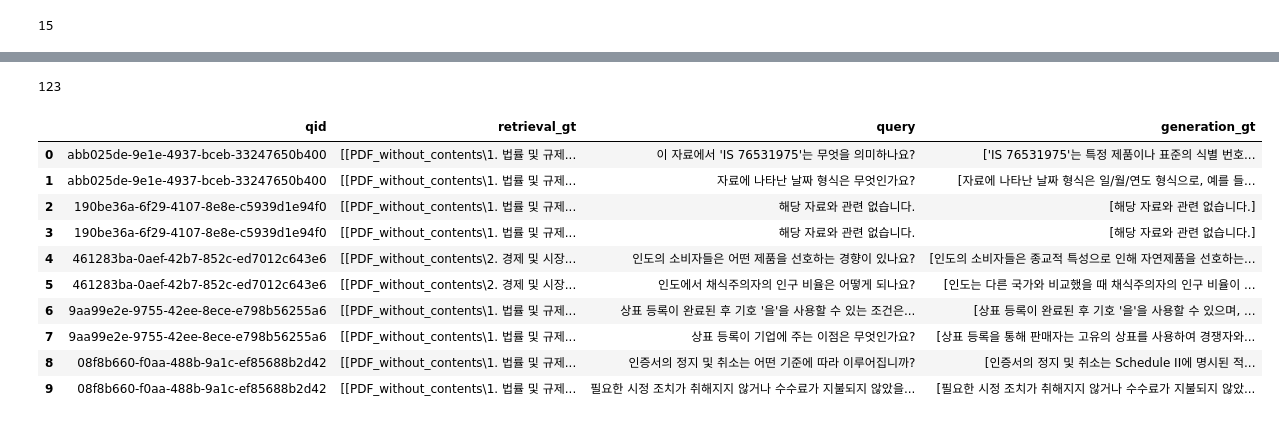
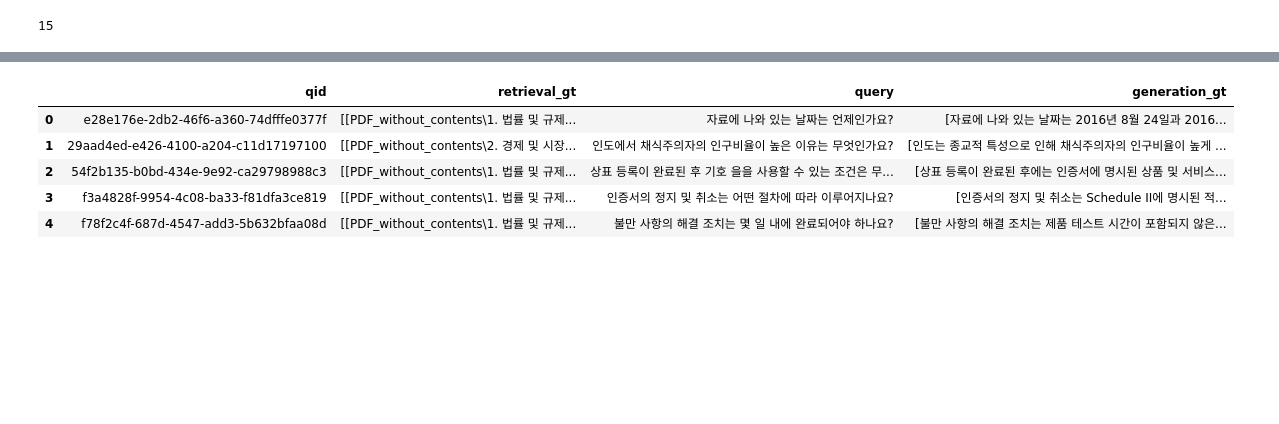
Before and after one commit to khw11044/AutoRAG_tutorial_mine, a Jupyter notebook: read_data.ipynb, the cells around one changed output, grey strips where cells are left out. Saved outputs shown, nothing was run; the diff lists cells and outputs as text; code cells hidden in the pictures; blank space fills up the shorter version.

```diff
--- a/read_data.ipynb
+++ b/read_data.ipynb
@@ -140,5 +167,5 @@ len(df)
 # %%
-path = './my_data/qa_new.parquet'
+path = './my_data/qa_new2.parquet'
 
 # make_qa.py 파일로 만듬 : 질문과 응답 쌍을 만듬 , 어떤 문서가 관련이 있는지
 df = pd.read_parquet(path)
@@ -154,18 +174,9 @@ df.head()
-# %%
-len(df)
-# %% [output]
-123
 # %%
-df
+df.head()
 # %% [output]
 |  | qid | retrieval_gt | query | generation_gt |
-| 0 | abb025de-9e1e-4937-bceb-33247650b400 | [[PDF_without_contents\1. 법률 및 규제... | 이 자료에서 'IS 76531975'는 무엇을 의미하나요? | ['IS 76531975'는 특정 제품이나 표준의 식별 번호... |
-| 1 | abb025de-9e1e-4937-bceb-33247650b400 | [[PDF_without_contents\1. 법률 및 규제... | 자료에 나타난 날짜 형식은 무엇인가요? | [자료에 나타난 날짜 형식은 일/월/연도 형식으로, 예를 들... |
-| 2 | 190be36a-6f29-4107-8e8e-c5939d1e94f0 | [[PDF_without_contents\1. 법률 및 규제... | 해당 자료와 관련 없습니다. | [해당 자료와 관련 없습니다.] |
-| 3 | 190be36a-6f29-4107-8e8e-c5939d1e94f0 | [[PDF_without_contents\1. 법률 및 규제... | 해당 자료와 관련 없습니다. | [해당 자료와 관련 없습니다.] |
-| 4 | 461283ba-0aef-42b7-852c-ed7012c643e6 | [[PDF_without_contents\2. 경제 및 시장... | 인도의 소비자들은 어떤 제품을 선호하는 경향이 있나요? | [인도의 소비자들은 종교적 특성으로 인해 자연제품을 선호하는... |
-| 5 | 461283ba-0aef-42b7-852c-ed7012c643e6 | [[PDF_without_contents\2. 경제 및 시장... | 인도에서 채식주의자의 인구 비율은 어떻게 되나요? | [인도는 다른 국가와 비교했을 때 채식주의자의 인구 비율이 ... |
-| 6 | 9aa99e2e-9755-42ee-8ece-e798b56255a6 | [[PDF_without_contents\1. 법률 및 규제... | 상표 등록이 완료된 후 기호 '을'을 사용할 수 있는 조건은... | [상표 등록이 완료된 후 기호 '을'을 사용할 수 있으며, ... |
-| 7 | 9aa99e2e-9755-42ee-8ece-e798b56255a6 | [[PDF_without_contents\1. 법률 및 규제... | 상표 등록이 기업에 주는 이점은 무엇인가요? | [상표 등록을 통해 판매자는 고유의 상표를 사용하여 경쟁자와... |
-| 8 | 08f8b660-f0aa-488b-9a1c-ef85688b2d42 | [[PDF_without_contents\1. 법률 및 규제... | 인증서의 정지 및 취소는 어떤 기준에 따라 이루어집니까? | [인증서의 정지 및 취소는 Schedule II에 명시된 적... |
-| 9 | 08f8b660-f0aa-488b-9a1c-ef85688b2d42 | [[PDF_without_contents\1. 법률 및 규제... | 필요한 시정 조치가 취해지지 않거나 수수료가 지불되지 않았을... | [필요한 시정 조치가 취해지지 않거나 수수료가 지불되지 않았... |
+| 0 | e28e176e-2db2-46f6-a360-74dfffe0377f | [[PDF_without_contents\1. 법률 및 규제... | 자료에 나와 있는 날짜는 언제인가요? | [자료에 나와 있는 날짜는 2016년 8월 24일과 2016... |
+| 1 | 29aad4ed-e426-4100-a204-c11d17197100 | [[PDF_without_contents\2. 경제 및 시장... | 인도에서 채식주의자의 인구비율이 높은 이유는 무엇인가요? | [인도는 종교적 특성으로 인해 채식주의자의 인구비율이 높게 ... |
+| 2 | 54f2b135-b0bd-434e-9e92-ca29798988c3 | [[PDF_without_contents\1. 법률 및 규제... | 상표 등록이 완료된 후 기호 을을 사용할 수 있는 조건은 무... | [상표 등록이 완료된 후에는 인증서에 명시된 상품 및 서비스... |
+| 3 | f3a4828f-9954-4c08-ba33-f81dfa3ce819 | [[PDF_without_contents\1. 법률 및 규제... | 인증서의 정지 및 취소는 어떤 절차에 따라 이루어지나요? | [인증서의 정지 및 취소는 Schedule II에 명시된 적... |
+| 4 | f78f2c4f-687d-4547-add3-5b632bfaa08d | [[PDF_without_contents\1. 법률 및 규제... | 불만 사항의 해결 조치는 몇 일 내에 완료되어야 하나요? | [불만 사항의 해결 조치는 제품 테스트 시간이 포함되지 않은... |
```
Also changed, not shown: parts of 18 cells of this notebook, 37 other files.
